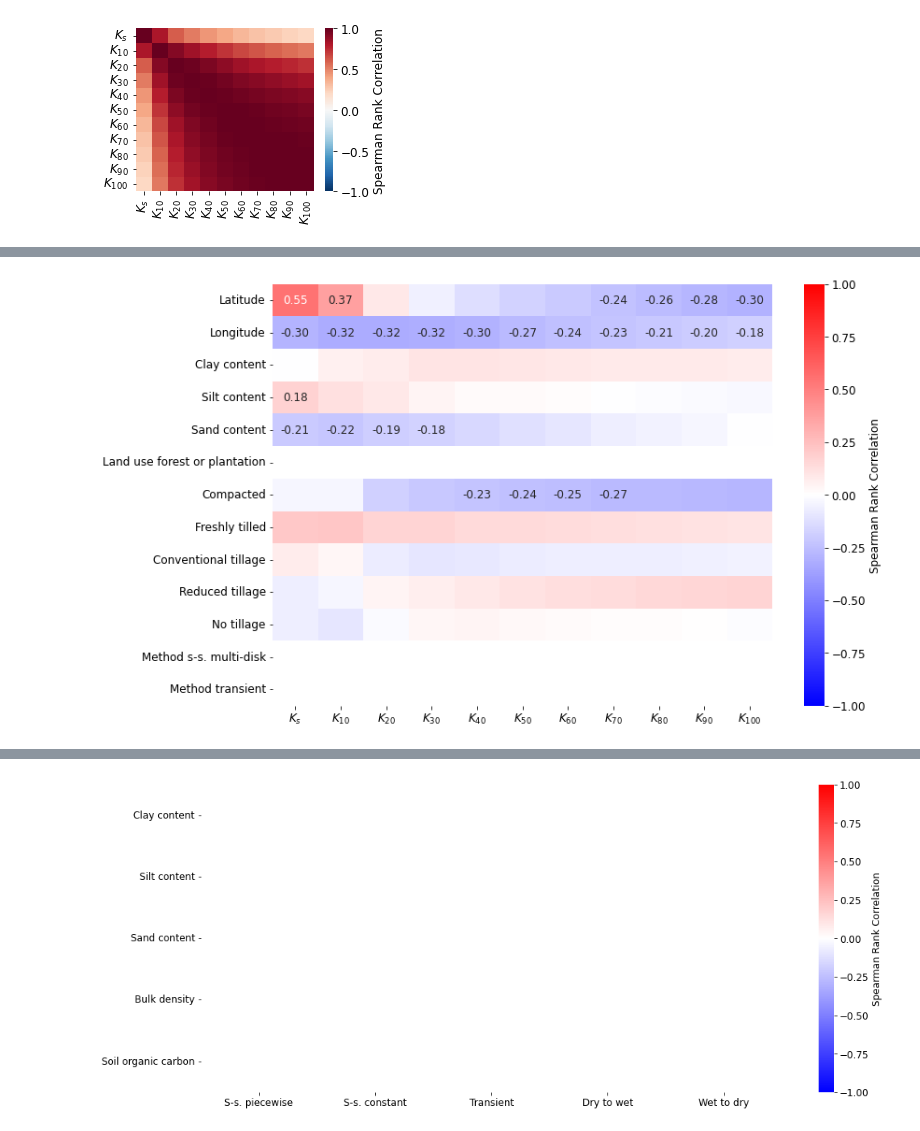
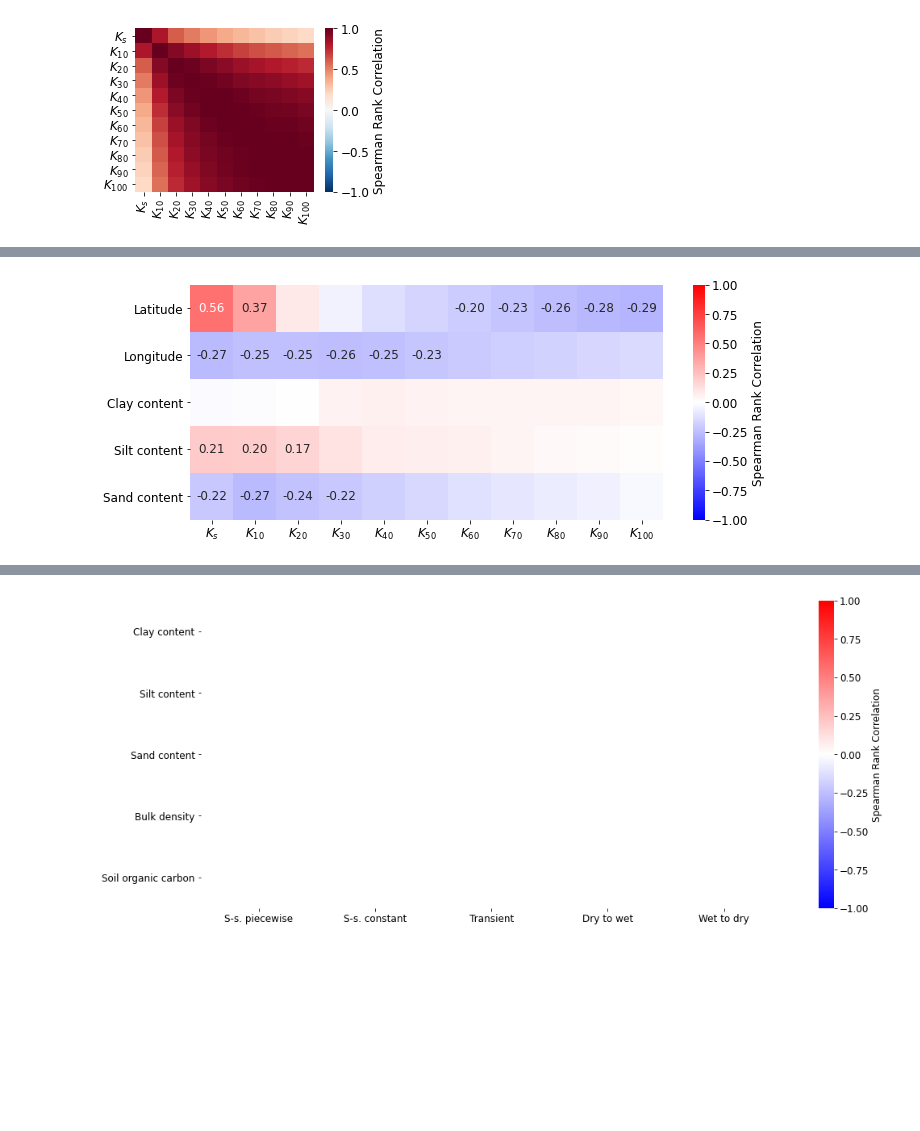
Before and after one commit to climasoma/otim-db, a Jupyter notebook: notebooks/otimdb-eda.ipynb, the cells around one changed output, grey strips where cells are left out. Saved outputs shown, nothing was run; the diff lists cells and outputs as text; code cells hidden in the pictures; blank space fills up the shorter version.

Commit message:
fix db Ks entries missing + weighted tension range + biserial correlation

```diff
--- a/notebooks/otimdb-eda.ipynb
+++ b/notebooks/otimdb-eda.ipynb
@@ -613,3 +621,11 @@ dffeat.style.hide_index()
 ## Apply the filtering
 
 The following figures will use the filtered data averaged according to unique combination of land use, tillage, compaction and sampling time per reference. This approach is similar to the one used in the meta-analysis.
+# %%
+# creating weight (max weight per study = 1, weight inside study split according to replicates)
+dfm['Reps'] = dfm['Reps'].fillna(1)
+dfm['w_eda'] = np.nan
+for ref in dfm['ReferenceTag'].unique():
+    ie = dfm['ReferenceTag'].eq(ref)
+    nbReplicates = dfm[ie]['Reps'].sum()
+    dfm.loc[ie, 'w_eda'] = dfm[ie]['Reps']*1/np.sqrt(nbReplicates)
@@ -616,6 +653,9 @@ The following figures will use the filtered data averaged according to unique co
 # %%
 # plot the average curve per range
 # evolution of K per tension per tillage
+# NOTE: some NaN can remain because of the classes. For e.g. Tmin = 13, Tmax = 100
+# will be classified into the 10 - 100 but won't contain a K10 (10 mm tension) prediction as
+# prediction are only made between Tmin and Tmax.
 gcol = 'Tension range'
 dfm2 = dfm.copy()
 def func(x):
@@ -629,10 +669,12 @@ labs = ['[{:2.0f} - {:3.0f}]'.format(a, b) for a, b in ranges]
 for i, (a, b) in enumerate(ranges):
     dfm2.loc[dfm2['Tmin'].eq(a) & dfm2['Tmax'].eq(b), 'Tension range'] = labs[i]
 dfg = dfm2.groupby(gcol)
-dfmean = dfg.mean().reset_index()
-dfsem = dfg.sem().reset_index()
+dfmean = dfg.agg(wmean).reset_index()  # weighted
+dfsem = dfg.agg(wsem).reset_index()
+#dfmean = dfg.mean().reset_index() # unweighted
+#dfsem = dfg.sem().reset_index()
 dfcount = dfg.count().reset_index()
-df = pd.merge(dfmean, dfsem, on=gcol, suffixes=('','_sem'))
+df = pd.merge(dfmean, dfsem, on=gcol, suffixes=('', '_sem'))
 df = pd.merge(df, dfcount, on=gcol, suffixes=('', '_count'))
 cols = ['log_' + a for a in kcols]
 #cols = kcols
@@ -710,7 +752,7 @@ for i, val in enumerate(labs):  # for each measurement range
     ie = dfm2[gcol].eq(val)
     # compute correlation to pedo-climatic variables
     for variable in variables:
-        x = dfm2[ie]['K3'].values
+        x = dfm2[ie]['K30'].values
         # NOTE we choose K3 as it's a common value for all ranges (K10 is only know for some ranges)
         y = dfm2[ie][variable].values
         inan = ~np.isnan(y) & ~np.isnan(x)
@@ -1147,6 +1192,6 @@ array(['Steady-state piecewise'], dtype=object)
 # %%
-xcols = ['log_Ks', 'log_K1', 'log_K2', 'log_K3', 'log_K4', 'log_K5',
-         'log_K6', 'log_K7', 'log_K8', 'log_K9', 'log_K10']
+xcols = ['log_Ks', 'log_K10', 'log_K20', 'log_K30', 'log_K40', 'log_K50',
+         'log_K60', 'log_K70', 'log_K80', 'log_K90', 'log_K100']
 ycols = [
     #'AnnualMeanTemperature',
     #'MeanTemperatureofWarmestQuarter',
@@ -1167,43 +1212,43 @@ ycols = [
     #'PrecipitationofDriestQuarter',
     #'PrecipitationofDriestMonth',
     #'PrecipitationSeasonality',
     #'AverageAnnualEvapoTranspiration',
     #'AverageAridityIndex',
     #'Elevation',
     'AbsLatitude',
     'Longitude',
     'ClayContent',
     'SiltContent',
     'SandContent',
     #'FineTextured',
     #'MediumTextured',
     #'CoarseTextured',
     #'BulkDensity',
     #'SoilOrganicCarbon',
     #'LandUseArable',
     #'LandUseGrassland',
-    'LandUseForestOrPlantation',
-    'Compacted',
-    'FreshlyTilled',
+    #'LandUseForestOrPlantation',
+    #'Compacted',
+    #'FreshlyTilled',
     #'Sequence dry to wet',
     #'Sequence wet to dry',
     #'Method s-s. piecewise',
     #'Method s-s. constant'
-    'ConventionalTillage',
-    'ReducedTillage',
-    'NoTillage',
-    'Method s-s. multi-disk',
-    'Method transient'
+    #'ConventionalTillage',
+    #'ReducedTillage',
+    #'NoTillage',
+    #'Method s-s. multi-disk',
+    #'Method transient'
 
 ]
 
-fig, ax = plt.subplots(figsize=(10, 7))
+fig, ax = plt.subplots(figsize=(8, 4))
 showCorr(dfm, xcols, ycols, ax=ax, pshadow=True, pval=0.001, randomizos=25)
 fig.tight_layout()
 fig.subplots_adjust(right=1.2)
 fig.savefig(outputdir + 'eda-correlation-rest.jpg', dpi=500, bbox_inches='tight')
 # %% [output]
-[figure, old version]
+[figure, new version]
 # %%
 # calculate significance (takes a while!)
 # randomizos = 50  #number of randomized realizations of dataframe to calculate the significance level
```
Also changed, not shown: parts of 28 cells of this notebook, 27 other files.
